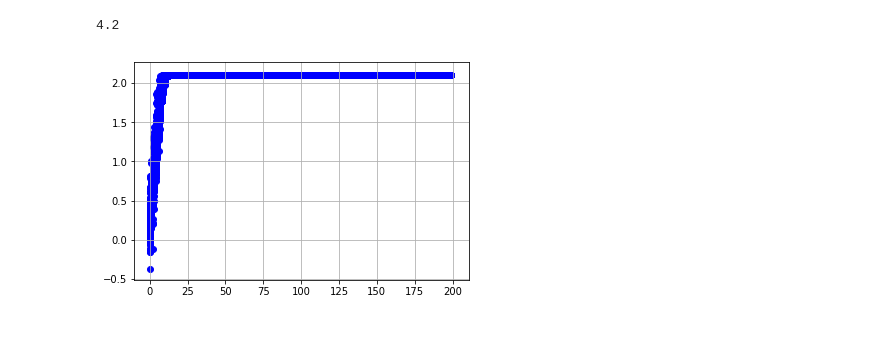
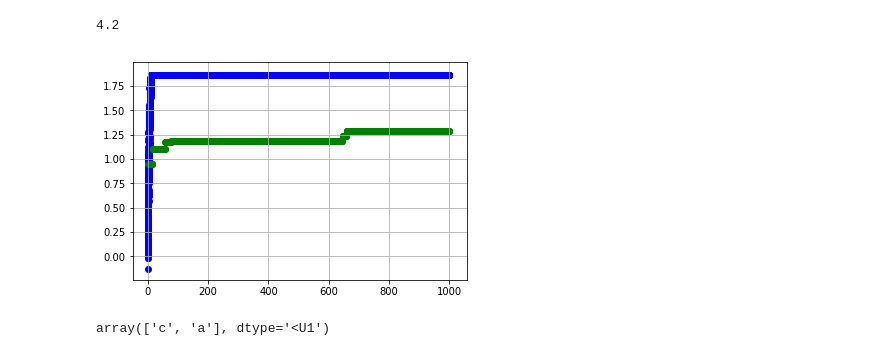
Before and after one commit to aldo-fsm/projeto-IA-2018.2-SDS, a Jupyter notebook: notebook.ipynb, the cells around one changed output. Cells and saved outputs as stored; diff of their text form; code cells hidden in the pictures.

Commit message:
random search

```diff
--- a/notebook.ipynb
+++ b/notebook.ipynb
@@ -96,6 +96,10 @@ np.sum(data.iloc[chr].apply(R, axis=1).values)
 # %%
 from tests import testeGA
 # %%
-testeGA.testWithFakeFitness()
+testeGA.testWithFakeFitness(pop_size=100, generations_to_run=1000)
 # %% [output]
-[figure, old version]
+[figure, new version]
+# %%
+np.random.choice(['a','b','c'], 2, replace=False)
+# %% [output]
+array(['c', 'a'], dtype='<U1')
```
Also changed, not shown: 2 other files.
